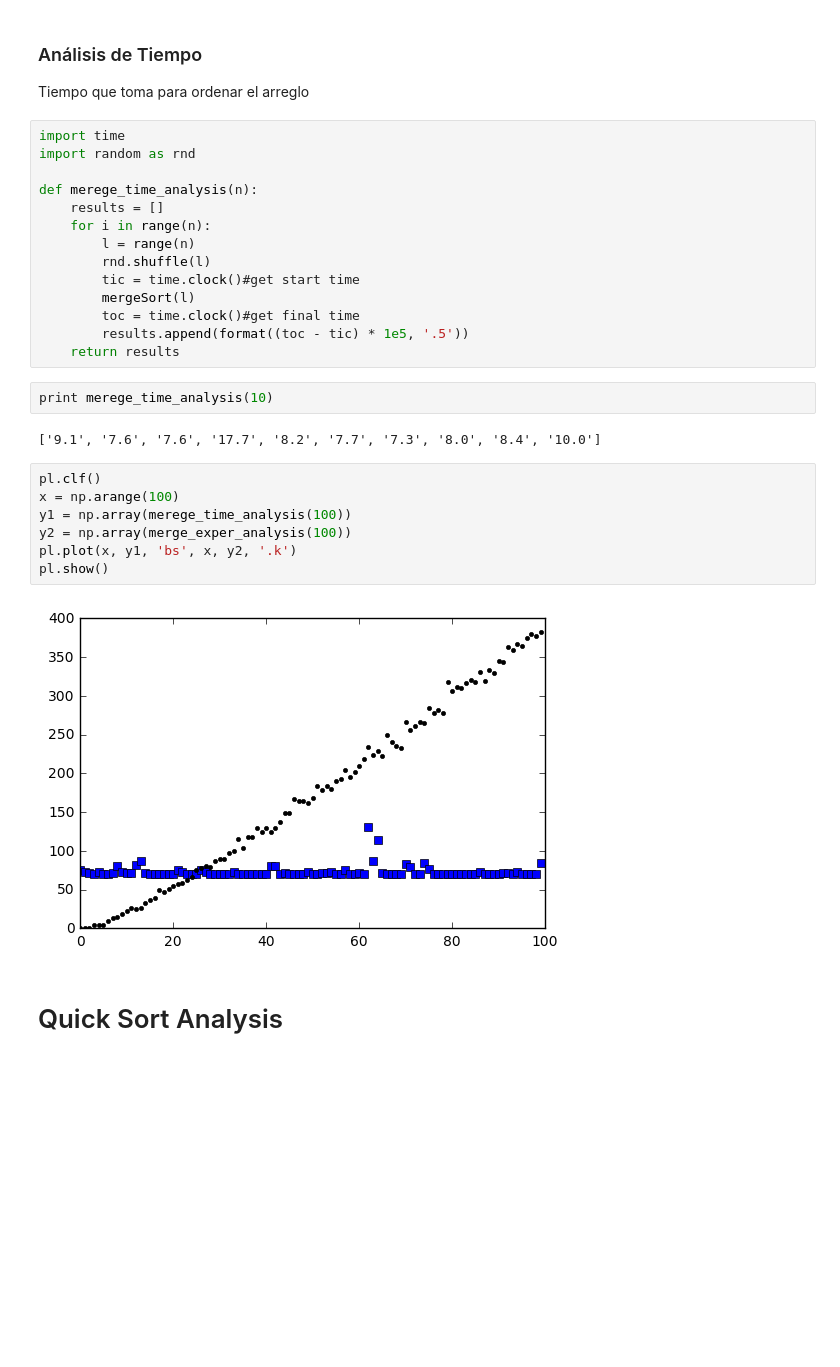
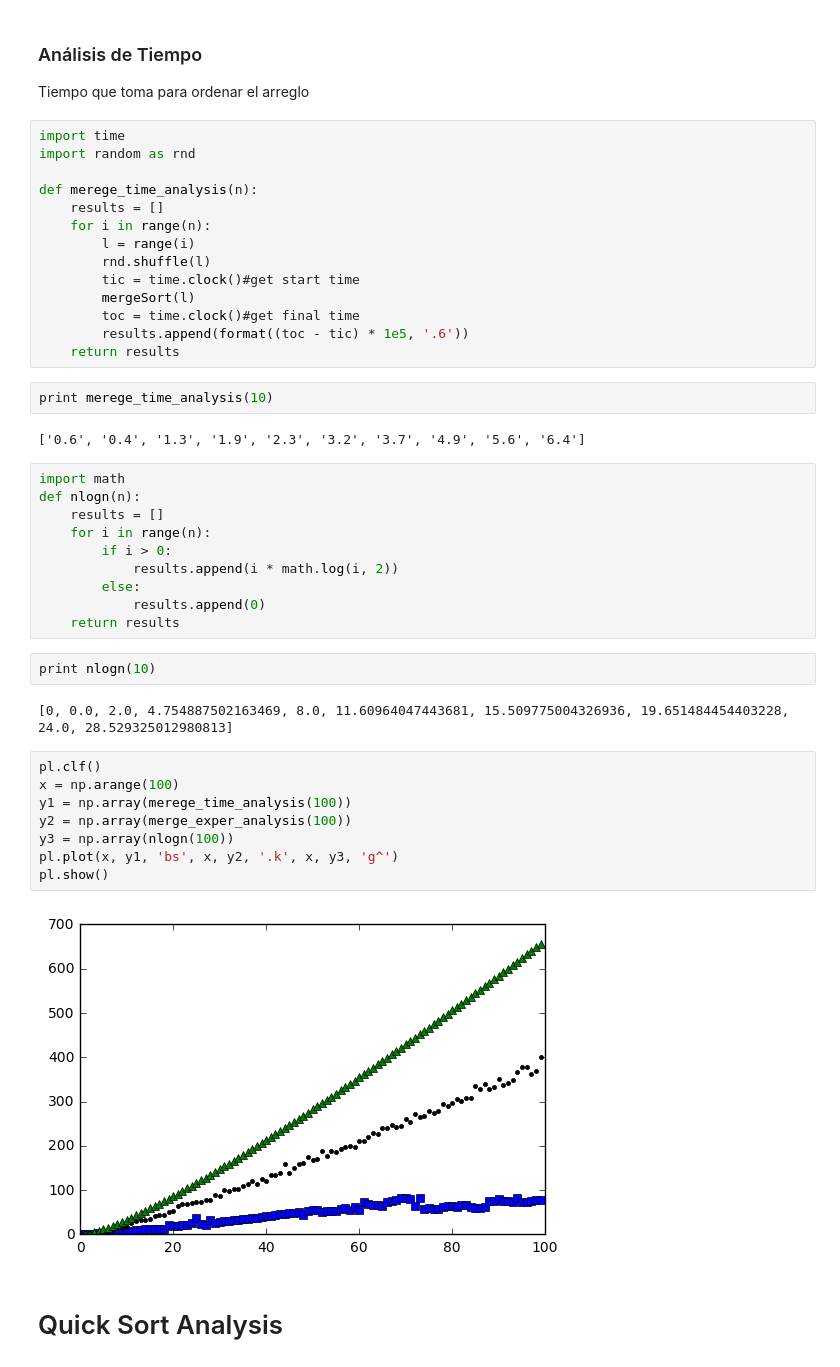
Before and after one commit to LauraRojas935/AnalisisAlgs, a Jupyter notebook: Assignment-1.ipynb, the cells around one changed output. Drawn from its saved outputs; the diff is of its cells as text; blank space fills up the shorter version.

```diff
--- a/Assignment-1.ipynb
+++ b/Assignment-1.ipynb
@@ -411,26 +410,41 @@ import random as rnd
 def merege_time_analysis(n):
     results = []
     for i in range(n):
-        l = range(n)
+        l = range(i)
         rnd.shuffle(l)
         tic = time.clock()#get start time
         mergeSort(l)
         toc = time.clock()#get final time
-        results.append(format((toc - tic) * 1e5, '.5'))
+        results.append(format((toc - tic) * 1e5, '.6'))
     return results
 # %%
 print merege_time_analysis(10)
 # %% [output]
-['9.1', '7.6', '7.6', '17.7', '8.2', '7.7', '7.3', '8.0', '8.4', '10.0']
+['0.6', '0.4', '1.3', '1.9', '2.3', '3.2', '3.7', '4.9', '5.6', '6.4']
+# %%
+import math
+def nlogn(n):
+    results = []
+    for i in range(n):
+        if i > 0:
+            results.append(i * math.log(i, 2))
+        else:
+            results.append(0)
+    return results
+# %%
+print nlogn(10)
+# %% [output]
+[0, 0.0, 2.0, 4.754887502163469, 8.0, 11.60964047443681, 15.509775004326936, 19.651484454403228, 24.0, 28.529325012980813]
 # %%
 pl.clf()
 x = np.arange(100)
 y1 = np.array(merege_time_analysis(100))
 y2 = np.array(merge_exper_analysis(100))
-pl.plot(x, y1, 'bs', x, y2, '.k')
+y3 = np.array(nlogn(100))
+pl.plot(x, y1, 'bs', x, y2, '.k', x, y3, 'g^')
 pl.show()
 # %% [output]
-[figure, old version]
+[figure, new version]
 # %% [markdown]
 <h1>Quick Sort Analysis</h1>
 # %%
```
Also changed, not shown: parts of 24 cells of this notebook.
